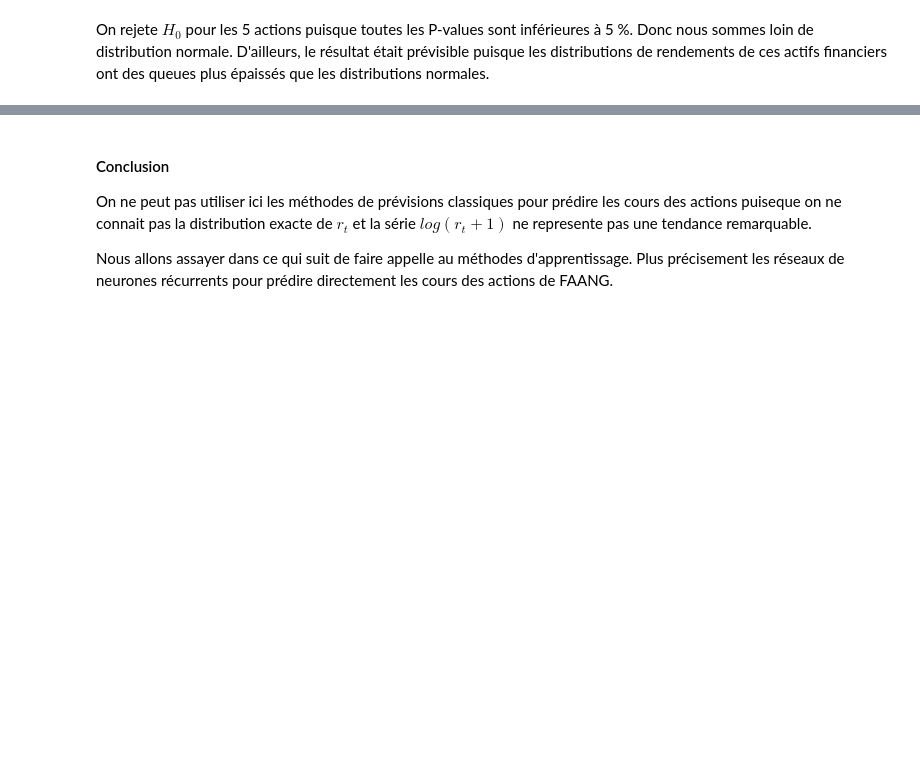
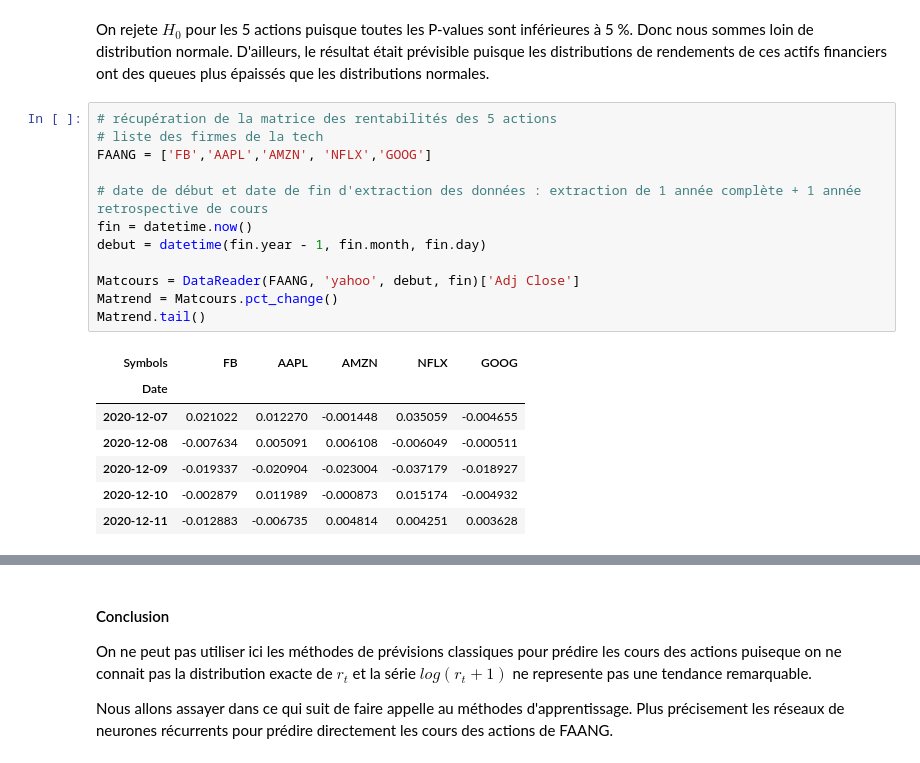
Before and after one commit to lasme-ephrem/pythonproject2a, a Jupyter notebook: Notebook_Fouzia.ipynb, the cells around one changed output, grey strips where cells are left out. Cells and saved outputs as stored; diff of their text form; blank space fills up the shorter version.

```diff
--- a/Notebook_Fouzia.ipynb
+++ b/Notebook_Fouzia.ipynb
@@ -250,3 +247,23 @@ JBNFLX ===== Jarque_beraResult(statistic=46.63075100327056, pvalue=7.48618944612
 JBGOOG ===== Jarque_beraResult(statistic=147.33084224174826, pvalue=0.0)
 # %% [markdown]
 On rejete $H_0$ pour les 5 actions puisque toutes les P-values sont  inférieures à 5 %. Donc nous sommes loin de distribution normale. D'ailleurs, le résultat était prévisible puisque les distributions de rendements de ces actifs financiers ont des queues plus épaissés que les distributions normales.
+# %%
+# récupération de la matrice des rentabilités des 5 actions
+# liste des firmes de la tech
+FAANG = ['FB','AAPL','AMZN', 'NFLX','GOOG']
+
+# date de début et date de fin d'extraction des données : extraction de 1 année complète + 1 année retrospective de cours
+fin = datetime.now()
+debut = datetime(fin.year - 1, fin.month, fin.day)
+
+Matcours = DataReader(FAANG, 'yahoo', debut, fin)['Adj Close']
+Matrend = Matcours.pct_change()
+Matrend.tail()
+# %% [output]
+| Symbols | FB | AAPL | AMZN | NFLX | GOOG |
+| Date |  |  |  |  |  |
+| 2020-12-07 | 0.021022 | 0.012270 | -0.001448 | 0.035059 | -0.004655 |
+| 2020-12-08 | -0.007634 | 0.005091 | 0.006108 | -0.006049 | -0.000511 |
+| 2020-12-09 | -0.019337 | -0.020904 | -0.023004 | -0.037179 | -0.018927 |
+| 2020-12-10 | -0.002879 | 0.011989 | -0.000873 | 0.015174 | -0.004932 |
+| 2020-12-11 | -0.012883 | -0.006735 | 0.004814 | 0.004251 | 0.003628 |
```
Also changed, not shown: parts of 6 cells of this notebook.
